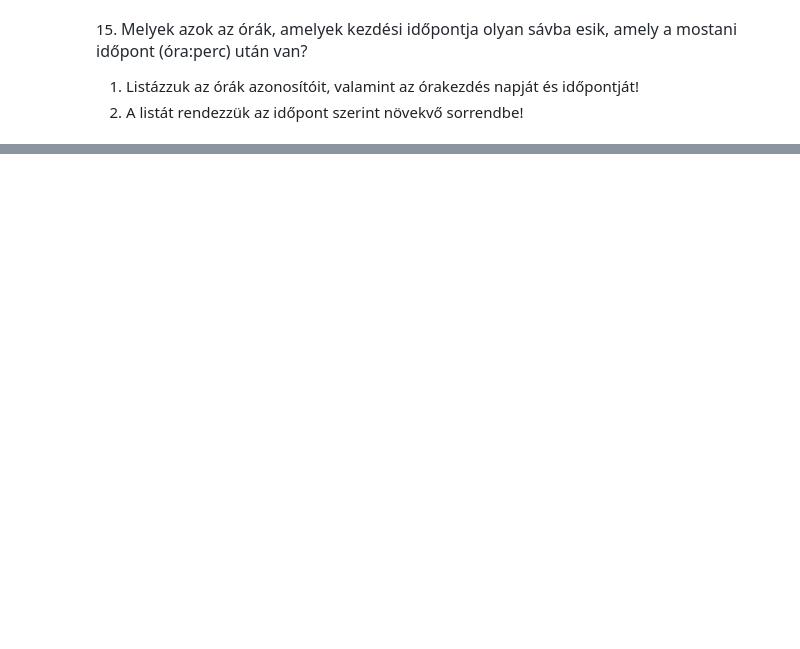
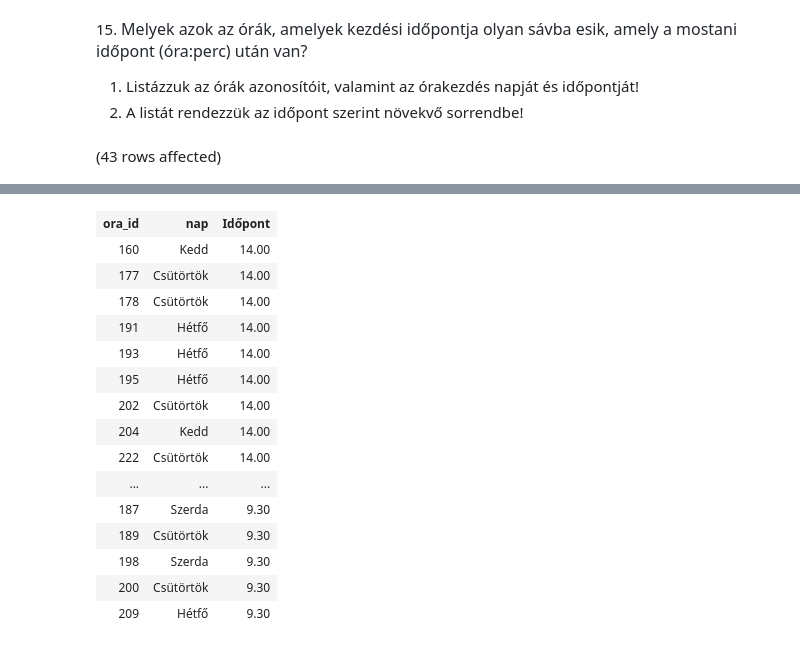
Before and after one commit to Mdorka22/gyakorlas_adatb, a Jupyter notebook: gyakorlat02_feladatok .ipynb, the cells around one changed output, grey strips where cells are left out. Saved outputs shown, nothing was run; the diff lists cells and outputs as text; code cells hidden in the pictures; blank space fills up the shorter version.

```diff
--- a/gyakorlat02_feladatok .ipynb
+++ b/gyakorlat02_feladatok .ipynb
@@ -332,3 +346,13 @@ Total execution time: 00:00:00.043
 
 1. Listázzuk az órák azonosítóit, valamint az órakezdés napját és időpontját!
 2. A listát rendezzük az időpont szerint növekvő sorrendbe!
+# %%
+select ora.ora_id,
+        n.nap,
+        s.Időpont
+from orak ora join savok s on ora.sav=s.Sav_id
+                JOIN NAPOK N on ora.nap=n.nap_id
+where s.időpont>format (getdate(), 'hh:mm')
+order by s.időpont ASC
+# %% [output]
+(43 rows affected)
@@ -334,0 +360,16 @@ Total execution time: 00:00:00.043
+| ora_id | nap | Időpont |
+| 160 | Kedd | 14.00 |
+| 177 | Csütörtök | 14.00 |
+| 178 | Csütörtök | 14.00 |
+| 191 | Hétfő | 14.00 |
+| 193 | Hétfő | 14.00 |
+| 195 | Hétfő | 14.00 |
+| 202 | Csütörtök | 14.00 |
+| 204 | Kedd | 14.00 |
+| 222 | Csütörtök | 14.00 |
+| ... | ... | ... |
+| 187 | Szerda | 9.30 |
+| 189 | Csütörtök | 9.30 |
+| 198 | Szerda | 9.30 |
+| 200 | Csütörtök | 9.30 |
+| 209 | Hétfő | 9.30 |
```
Also changed, not shown: parts of 3 cells of this notebook.
